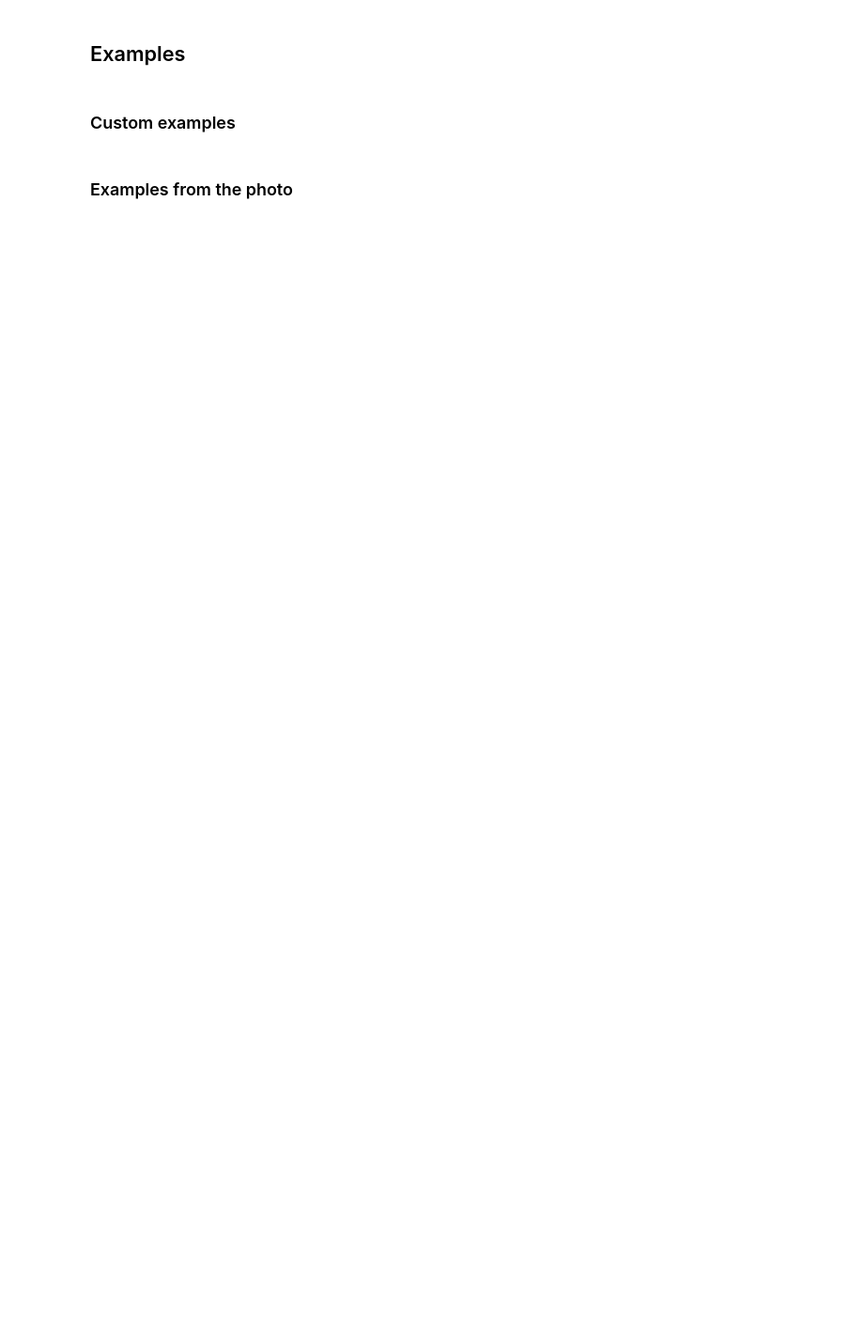
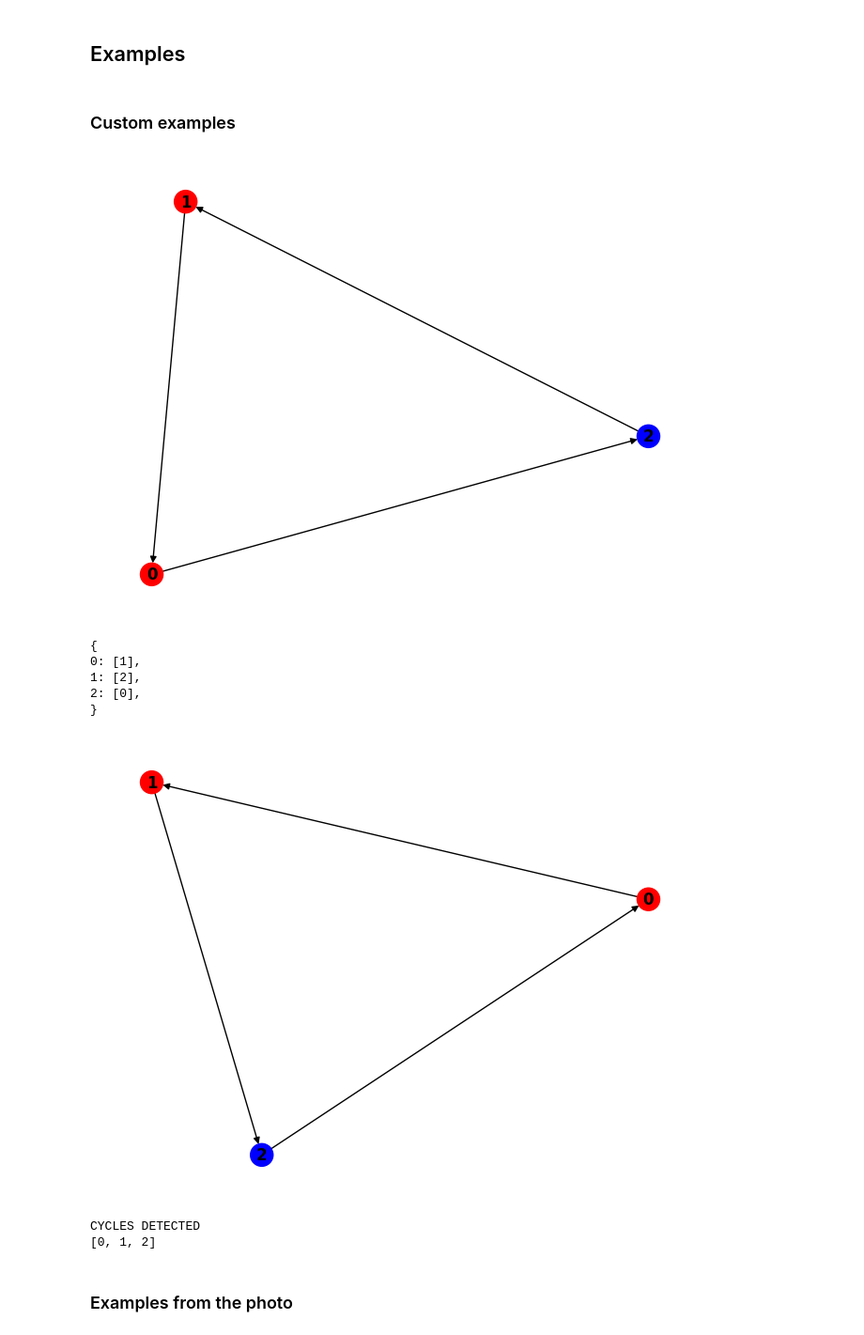
Before and after one commit to matiutd888/mgr, a Jupyter notebook: notebooks/magisterka_simulations.ipynb, the cells around one changed output. Shown at 94% size. Cells and saved outputs as stored; diff of their text form; code cells hidden in the pictures; blank space fills up the shorter version.

```diff
--- a/notebooks/magisterka_simulations.ipynb
+++ b/notebooks/magisterka_simulations.ipynb
@@ -225,2 +245,14 @@ e_triangle = create_example({0: [2],
+# %%
+handle_example(e_triangle)
+# %% [output]
+[figure, added]
+{
+0: [1],
+1: [2],
+2: [0],
+}
+[figure, added]
+CYCLES DETECTED
+[0, 1, 2]
 # %% [markdown]
 ### Examples from the photo
```
Also changed, not shown: parts of 8 cells of this notebook.
